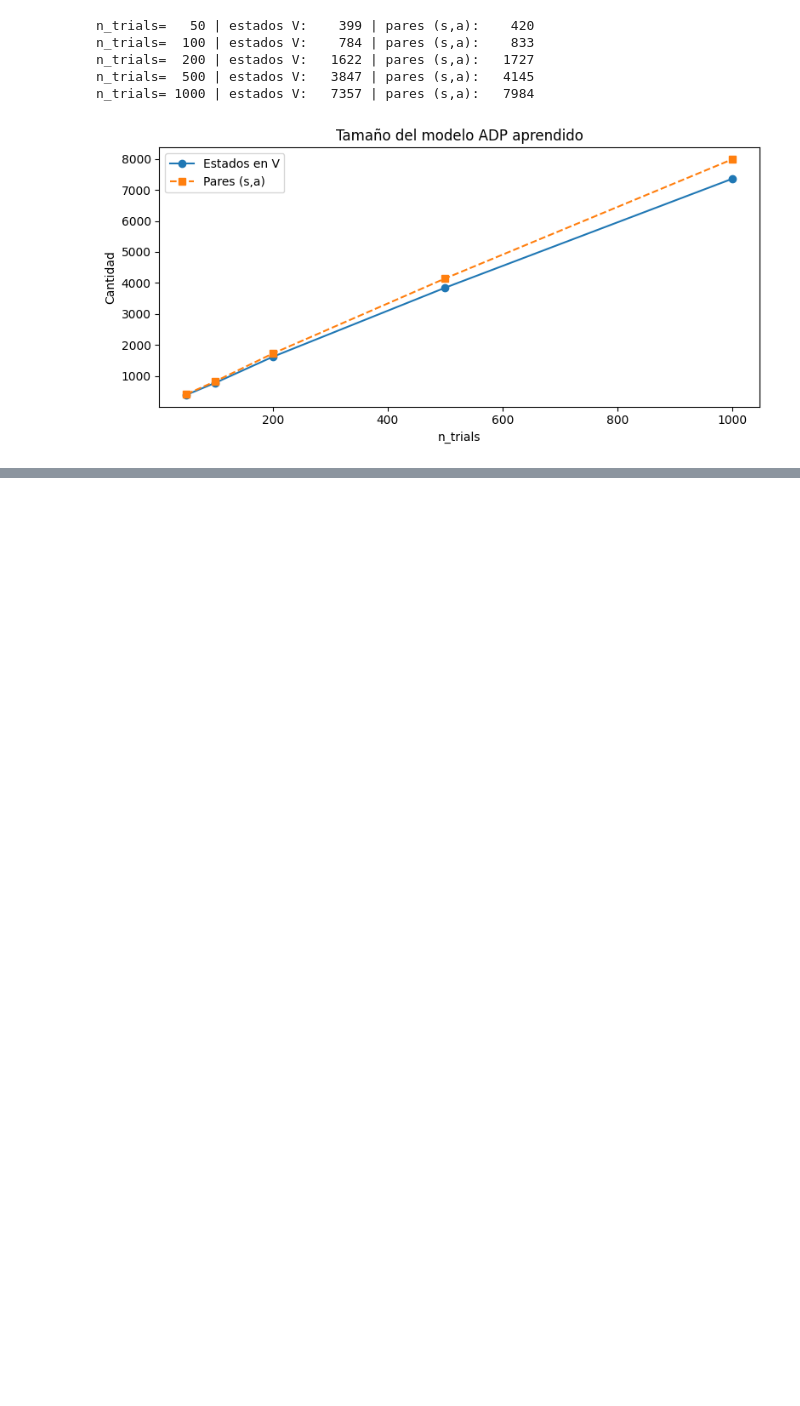
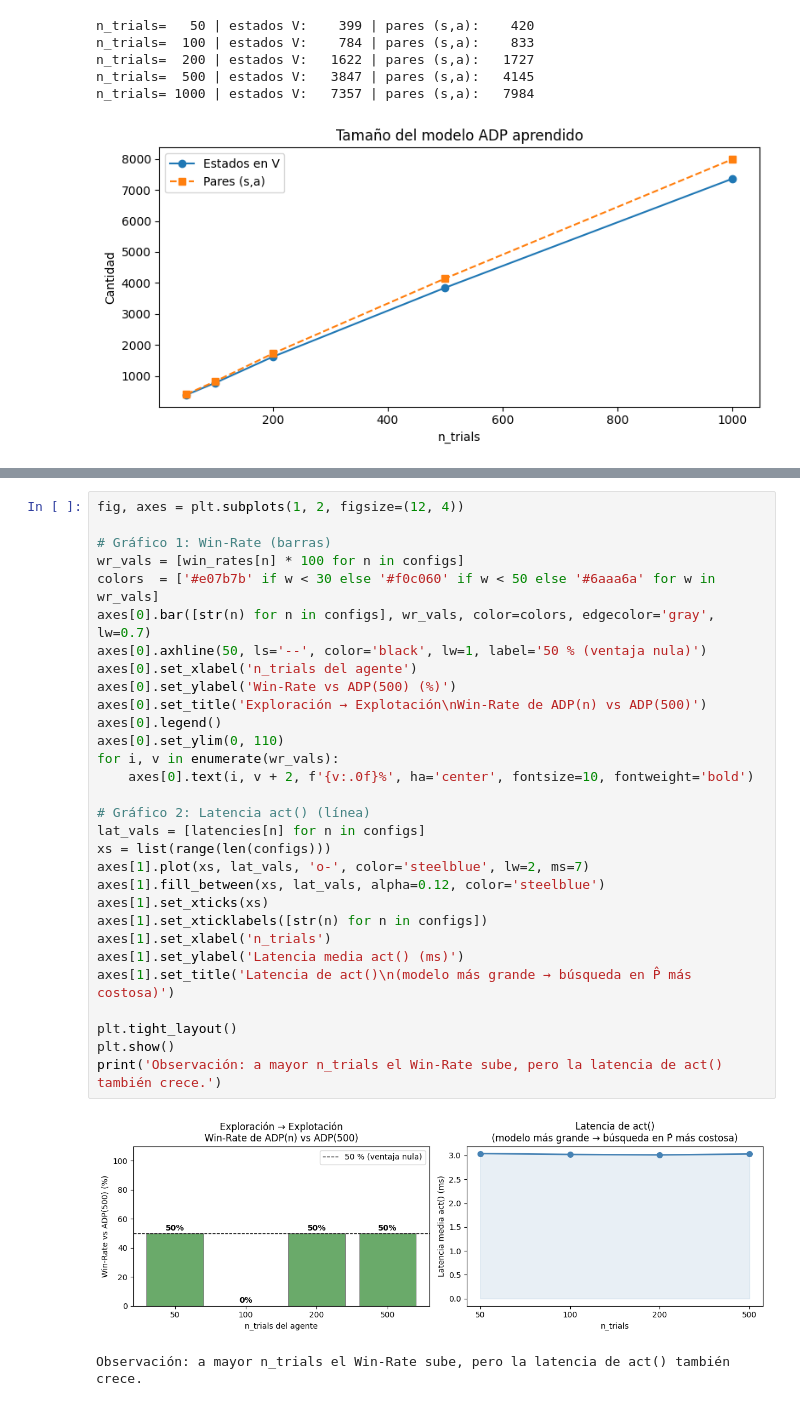
Before and after one commit to sebascastellanos/AIProject, a Jupyter notebook: groups/Sebastian_ADP/entrega.ipynb, the cells around one changed output, grey strips where cells are left out. Cells and saved outputs as stored; diff of their text form; blank space fills up the shorter version.

```diff
--- a/groups/Sebastian_ADP/entrega.ipynb
+++ b/groups/Sebastian_ADP/entrega.ipynb
@@ -218,3 +386,36 @@ n_trials= 1000 | estados V:   7357 | pares (s,a):   7984
+# %%
+fig, axes = plt.subplots(1, 2, figsize=(12, 4))
+
+# Gráfico 1: Win-Rate (barras)
+wr_vals = [win_rates[n] * 100 for n in configs]
+colors  = ['#e07b7b' if w < 30 else '#f0c060' if w < 50 else '#6aaa6a' for w in wr_vals]
+axes[0].bar([str(n) for n in configs], wr_vals, color=colors, edgecolor='gray', lw=0.7)
+axes[0].axhline(50, ls='--', color='black', lw=1, label='50 % (ventaja nula)')
+axes[0].set_xlabel('n_trials del agente')
+axes[0].set_ylabel('Win-Rate vs ADP(500) (%)')
+axes[0].set_title('Exploración → Explotación\nWin-Rate de ADP(n) vs ADP(500)')
+axes[0].legend()
+axes[0].set_ylim(0, 110)
+for i, v in enumerate(wr_vals):
+    axes[0].text(i, v + 2, f'{v:.0f}%', ha='center', fontsize=10, fontweight='bold')
+
+# Gráfico 2: Latencia act() (línea)
+lat_vals = [latencies[n] for n in configs]
+xs = list(range(len(configs)))
+axes[1].plot(xs, lat_vals, 'o-', color='steelblue', lw=2, ms=7)
+axes[1].fill_between(xs, lat_vals, alpha=0.12, color='steelblue')
+axes[1].set_xticks(xs)
+axes[1].set_xticklabels([str(n) for n in configs])
+axes[1].set_xlabel('n_trials')
+axes[1].set_ylabel('Latencia media act() (ms)')
+axes[1].set_title('Latencia de act()\n(modelo más grande → búsqueda en P̂ más costosa)')
+
+plt.tight_layout()
+plt.show()
+print('Observación: a mayor n_trials el Win-Rate sube, pero la latencia de act() también crece.')
+# %% [output]
+[figure, added]
+Observación: a mayor n_trials el Win-Rate sube, pero la latencia de act() también crece.
 # %% [markdown]
 ---
 ## Conclusiones
```
Also changed, not shown: parts of 9 cells of this notebook, 5 other files.
